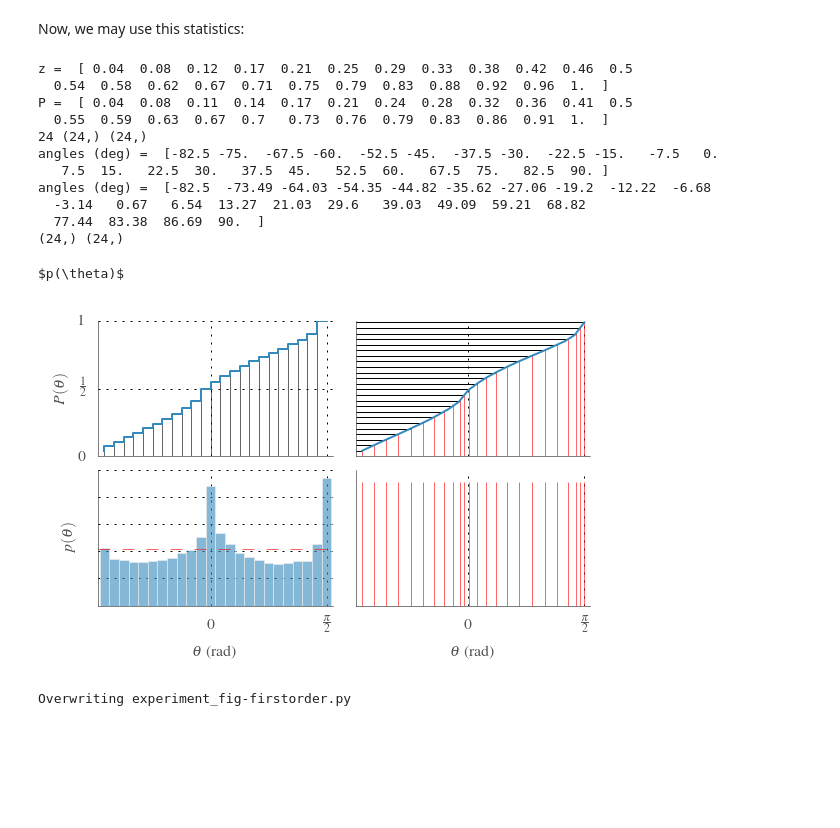
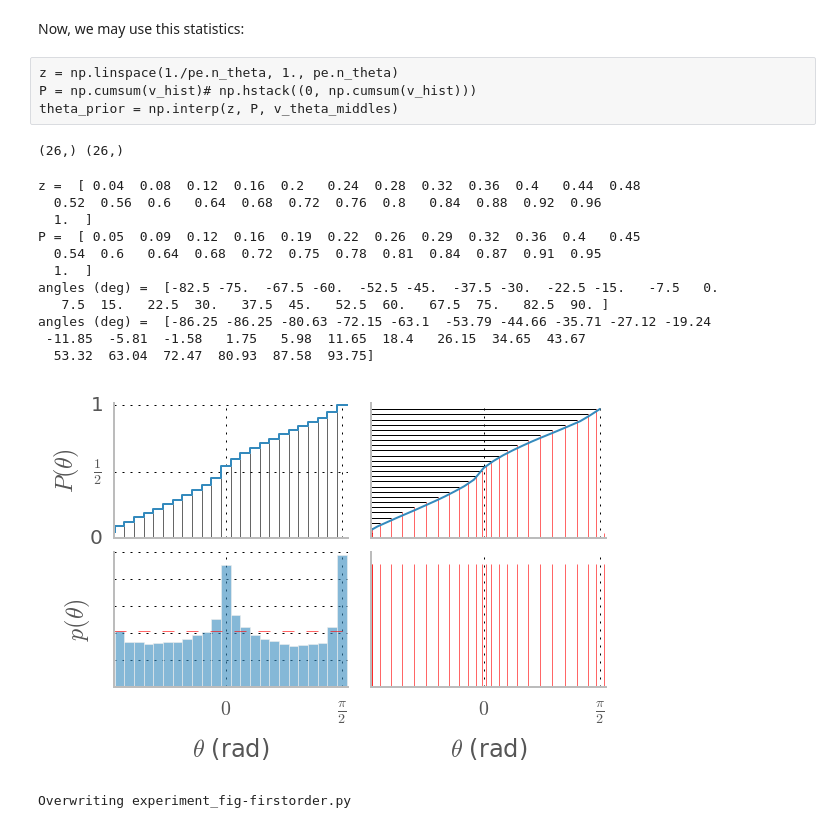
Before and after one commit to bicv/SparseEdges, a Jupyter notebook: firstorder_prior.ipynb, the cells around one changed output. Cells and saved outputs as stored; diff of their text form; code cells hidden in the pictures; blank space fills up the shorter version.

```diff
--- a/firstorder_prior.ipynb
+++ b/firstorder_prior.ipynb
@@ -104,32 +104,41 @@ edges = np.load('./mat/edges/efficiency_n_theta_24_serre07_distractors/Bda_int16
 plt.hist(edges[2])
 # %% [markdown]
 Now, we may use this statistics:
+# %% [raw]
+z = np.linspace(1./pe.n_theta, 1., pe.n_theta)
+P = np.cumsum(v_hist)# np.hstack((0, np.cumsum(v_hist)))
+theta_prior = np.interp(z, P, v_theta_middles)
 # %%
-z = np.linspace(1./pe.n_theta, 1., pe.n_theta)
-P = np.cumsum(v_hist)# np.hstack((0, np.cumsum(v_hist)))
-theta_prior = np.interp(z, P, v_theta_middles)
-#theta_prior = np.interp(z, np.hstack((0, np.cumsum(v_hist))), (v_theta_edges-v_theta_bin/2)) #% np.pi
+z = np.linspace(0, 1., pe.n_theta+2)
+P = np.cumsum(np.hstack((0, v_hist[-1]/2, v_hist[:-1], v_hist[-1]/2)))
+print z.shape, P.shape
+#theta_prior = np.interp(z, P, v_theta_middles)
+theta_prior = np.interp(z, P, np.hstack((v_theta_edges[-1]-np.pi, v_theta_edges))) #% np.pi
+# %% [output]
+(26,) (26,)
 # %%
+z = z[1:]
+P=P[1:]
 print 'z = ', z
 print 'P = ', P
-print pe.n_theta, z.shape, P.shape
+#print pe.n_theta, z.shape, P.shape
 #print np.hstack((0, np.cumsum(v_hist)))
 print 'angles (deg) = ', mp.theta*180/np.pi
 print 'angles (deg) = ', theta_prior*180/np.pi
 #print 'angles (deg) = ', np.interp(z, np.hstack((0, np.cumsum(v_hist))), (v_theta_edges-v_theta_bin/2))*180/np.pi
-print mp.theta.shape, theta_prior.shape
+#print mp.theta.shape, theta_prior.shape
 # %% [output]
-z =  [ 0.04  0.08  0.12  0.17  0.21  0.25  0.29  0.33  0.38  0.42  0.46  0.5
-  0.54  0.58  0.62  0.67  0.71  0.75  0.79  0.83  0.88  0.92  0.96  1.  ]
-P =  [ 0.04  0.08  0.11  0.14  0.17  0.21  0.24  0.28  0.32  0.36  0.41  0.5
-  0.55  0.59  0.63  0.67  0.7   0.73  0.76  0.79  0.83  0.86  0.91  1.  ]
-24 (24,) (24,)
+z =  [ 0.04  0.08  0.12  0.16  0.2   0.24  0.28  0.32  0.36  0.4   0.44  0.48
+  0.52  0.56  0.6   0.64  0.68  0.72  0.76  0.8   0.84  0.88  0.92  0.96
+  1.  ]
+P =  [ 0.05  0.09  0.12  0.16  0.19  0.22  0.26  0.29  0.32  0.36  0.4   0.45
+  0.54  0.6   0.64  0.68  0.72  0.75  0.78  0.81  0.84  0.87  0.91  0.95
+  1.  ]
 angles (deg) =  [-82.5 -75.  -67.5 -60.  -52.5 -45.  -37.5 -30.  -22.5 -15.   -7.5   0.
    7.5  15.   22.5  30.   37.5  45.   52.5  60.   67.5  75.   82.5  90. ]
-angles (deg) =  [-82.5  -73.49 -64.03 -54.35 -44.82 -35.62 -27.06 -19.2  -12.22  -6.68
-  -3.14   0.67   6.54  13.27  21.03  29.6   39.03  49.09  59.21  68.82
-  77.44  83.38  86.69  90.  ]
-(24,) (24,)
+angles (deg) =  [-86.25 -86.25 -80.63 -72.15 -63.1  -53.79 -44.66 -35.71 -27.12 -19.24
+ -11.85  -5.81  -1.58   1.75   5.98  11.65  18.4   26.15  34.65  43.67
+  53.32  63.04  72.47  80.93  87.58  93.75]
 # %%
 fig, [[B, C], [A, D]] = plt.subplots(2, 2, figsize=(fig_width, fig_width/1.618), subplot_kw={'axisbg':'w'}, sharex=True)
 for ax in [A, B, C, D]:
@@ -145,40 +154,39 @@ for ax in [A, B, C, D]:
 #  bottom = 0.1   # the bottom of the subplots of the figure
 #  top = 0.9      # the top of the subplots of the figure
 #  wspace = 0.2   # the amount of width reserved for blank space between subplots
 #  hspace = 0.2   # the amount of height reserved for white space between subplots
 fig.subplots_adjust(wspace=0.1, hspace=0.1,
                     left=0.125, right=0.9,
                     top=0.9,    bottom=0.175)
 #A.bar(v_theta_edges, np.hstack((v_hist, v_hist[-1])), alpha=.6, width=v_theta_bin)
 A.bar(v_theta_edges[:-1], v_hist, alpha=.6, width=v_theta_bin, align='edge')
 A.hlines([v_hist.mean()], [v_theta_edges[0]-v_theta_bin/8.], [v_theta_edges[-1]+v_theta_bin/8.], lw=.5, color='r', linestyle='--', alpha=.6)
 plt.setp(A, yticklabels=[], ylabel=r'$p(\theta)$',#xlim=[v_theta_edges[0]-v_theta_bin/4, v_theta_edges[-1]+v_theta_bin/4],
          #xticks=[-np.pi/2, 0, np.pi/2], xticklabels=[r'$\frac{-\pi}{2}$', r'$0$', r'$\frac{\pi}{2}$'],
          xticks=[0, np.pi/2], xticklabels=[r'$0$', r'$\frac{\pi}{2}$'],
          xlabel=r'$\theta$ (rad)')
-B.step(v_theta_middles, P, where='pre')
-B.vlines(((mp.theta[:-1] + np.pi/2 + v_theta_bin/2)  % np.pi ) - np.pi/2  - v_theta_bin/2, [0], P[1:], lw=.5, color='k', alpha=.6)
-plt.setp(B, xticks=[], ylim=[0, 1.], yticks=[0., 0.5, 1.], yticklabels=['0', r'$\frac 1 2$', '1'], ylabel=r'$P(\theta)$')#, xlim=[v_theta_edges[0], v_theta_edges[-1]]
+B.step(v_theta_edges, P, where='pre')
+B.vlines(((mp.theta[:-1] + np.pi/2 + v_theta_bin/4)  % np.pi ) - np.pi/2  + v_theta_bin/4, [0], P[1:], lw=.5, color='k', alpha=.6)
+plt.setp(B, xticks=[], ylim=[0, 1.02], yticks=[0., 0.5, 1.], yticklabels=['0', r'$\frac{1}{2}$', '1'], ylabel=r'$P(\theta)$')#, xlim=[v_theta_edges[0], v_theta_edges[-1]]
 #B.text(-np.pi/2*1.65, 1.05, '(B)')
-C.plot(v_theta_middles, P)
+C.plot(v_theta_edges-v_theta_bin/2, P)
 C.hlines(z, [v_theta_edges[0]-v_theta_bin/8.], theta_prior, lw=.5)
 C.vlines(theta_prior, [0], z, lw=.5, color='r', alpha=.6)
 #C.text(-np.pi/2*1.1, 1.05, '(C)')
-plt.setp(C, ylim=[0,1.01], xticks=[], yticks=[])#, xlim=[v_theta_edges[0], v_theta_edges[-1]]
+plt.setp(C, ylim=[0,1.05], xticks=[], yticks=[])#, xlim=[v_theta_edges[0], v_theta_edges[-1]]
 #D.axis('tight')
 #D.vlines((theta_prior + np.pi/2) % np.pi  - np.pi/2, [0], np.ones_like(z), lw=.5, color='r')
 D.vlines(theta_prior, [0], np.ones_like(z), lw=.5, color='r', alpha=.6)
 #D.vlines(((mp.theta[:-1] + np.pi/2 + v_theta_bin/2)  % np.pi ) - np.pi/2  - v_theta_bin/2, [0], np.ones_like(z), lw=.5, color='k', alpha=.6)
 #D.plot(theta, np.ones_like(z), ms='^', lw=0, color='r')
 plt.setp(D, ylim=[0, 1.1], yticks=[], xlim=[v_theta_edges[0]-v_theta_bin/8., v_theta_edges[-1]+v_theta_bin/8],
          #xticks=[-np.pi/2, 0, np.pi/2], xticklabels=[r'$\frac{-\pi}{2}$', r'$0$', r'$\frac{\pi}{2}$'],
          xticks=[0, np.pi/2], xticklabels=[r'$0$', r'$\frac{\pi}{2}$'],
          xlabel=r'$\theta$ (rad)')
 #D.text(-np.pi/2*1.1, 1.35, '(D)')
 for ext in FORMATS: fig.savefig(mp.pe.figpath + 'laughlin.' + ext)
 # %% [output]
-$p(\theta)$
-[figure, old version]
+[figure, new version]
 # %%
 %%writefile experiment_fig-firstorder.py
 # -*- coding: utf8 -*-
```
Also changed, not shown: parts of 9 cells of this notebook, 3 other files.
